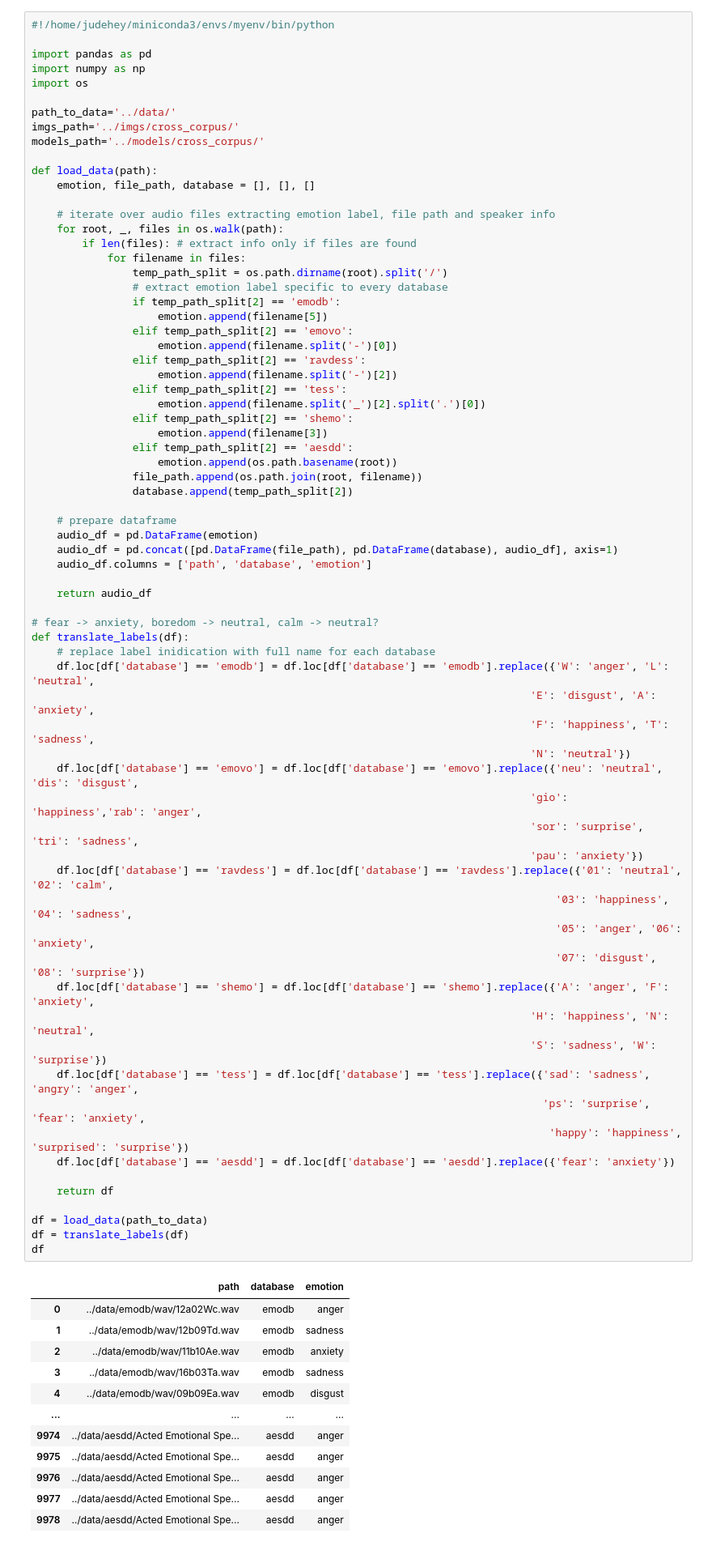
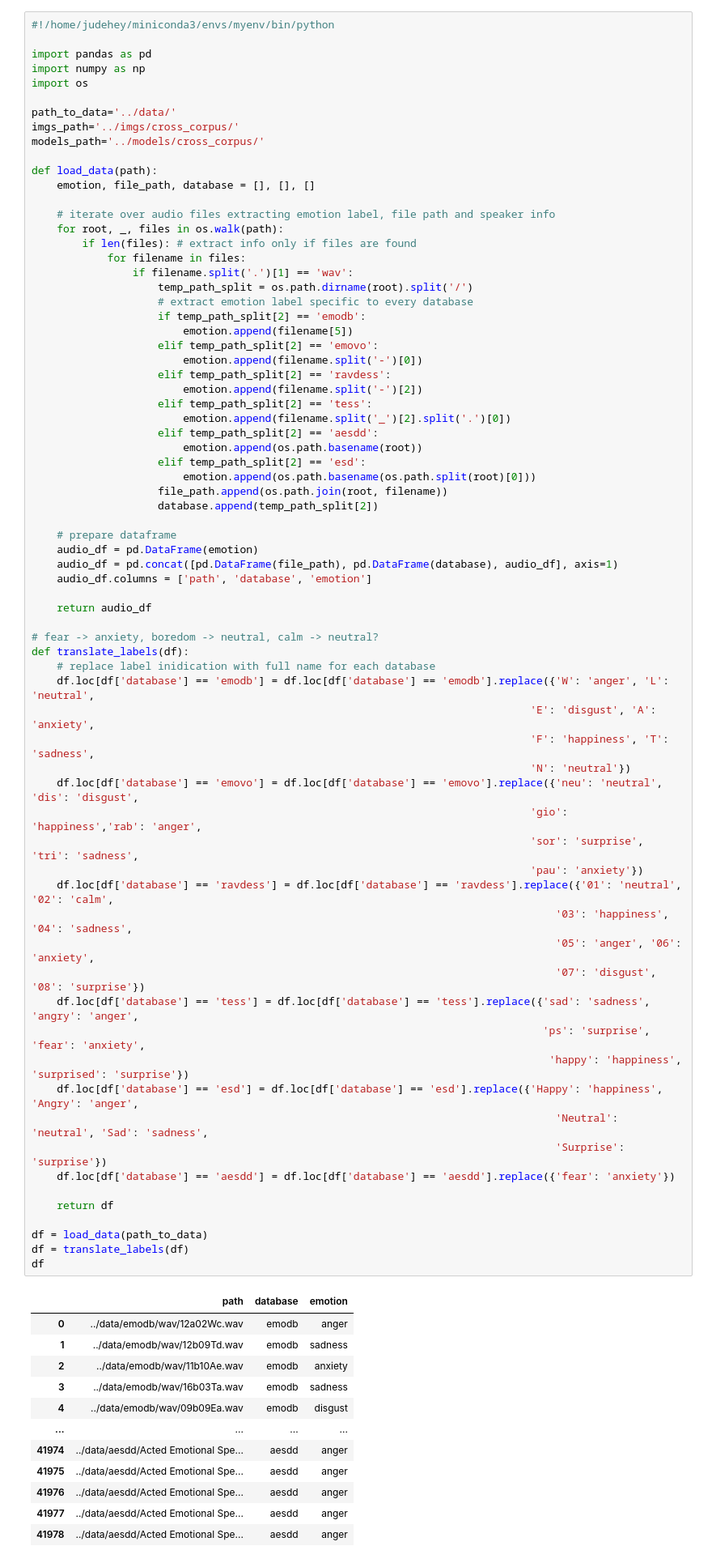
Before and after one commit to mikolajm190/python_SER_DL, a Jupyter notebook: src/cross_corpus_SER.ipynb, the cells around one changed output. Shown at 81% size. Cells and saved outputs as stored; diff of their text form.

```diff
--- a/src/cross_corpus_SER.ipynb
+++ b/src/cross_corpus_SER.ipynb
@@ -20,22 +20,23 @@ def load_data(path):
     for root, _, files in os.walk(path):
         if len(files): # extract info only if files are found
             for filename in files:
-                temp_path_split = os.path.dirname(root).split('/')
-                # extract emotion label specific to every database
-                if temp_path_split[2] == 'emodb':
-                    emotion.append(filename[5])
-                elif temp_path_split[2] == 'emovo':
-                    emotion.append(filename.split('-')[0])
-                elif temp_path_split[2] == 'ravdess':
-                    emotion.append(filename.split('-')[2])
-                elif temp_path_split[2] == 'tess':
-                    emotion.append(filename.split('_')[2].split('.')[0])
-                elif temp_path_split[2] == 'shemo':
-                    emotion.append(filename[3])
-                elif temp_path_split[2] == 'aesdd':
-                    emotion.append(os.path.basename(root))
-                file_path.append(os.path.join(root, filename))
-                database.append(temp_path_split[2])
+                if filename.split('.')[1] == 'wav':
+                    temp_path_split = os.path.dirname(root).split('/')
+                    # extract emotion label specific to every database
+                    if temp_path_split[2] == 'emodb':
+                        emotion.append(filename[5])
+                    elif temp_path_split[2] == 'emovo':
+                        emotion.append(filename.split('-')[0])
+                    elif temp_path_split[2] == 'ravdess':
+                        emotion.append(filename.split('-')[2])
+                    elif temp_path_split[2] == 'tess':
+                        emotion.append(filename.split('_')[2].split('.')[0])
+                    elif temp_path_split[2] == 'aesdd':
+                        emotion.append(os.path.basename(root))
+                    elif temp_path_split[2] == 'esd':
+                        emotion.append(os.path.basename(os.path.split(root)[0]))
+                    file_path.append(os.path.join(root, filename))
+                    database.append(temp_path_split[2])
 
     # prepare dataframe
     audio_df = pd.DataFrame(emotion)
@@ -50,38 +51,38 @@ def translate_labels(df):
     df.loc[df['database'] == 'emodb'] = df.loc[df['database'] == 'emodb'].replace({'W': 'anger', 'L': 'neutral',
                                                                                'E': 'disgust', 'A': 'anxiety',
                                                                                'F': 'happiness', 'T': 'sadness',
                                                                                'N': 'neutral'})
     df.loc[df['database'] == 'emovo'] = df.loc[df['database'] == 'emovo'].replace({'neu': 'neutral', 'dis': 'disgust',
                                                                                'gio': 'happiness','rab': 'anger',
                                                                                'sor': 'surprise', 'tri': 'sadness',
                                                                                'pau': 'anxiety'})
     df.loc[df['database'] == 'ravdess'] = df.loc[df['database'] == 'ravdess'].replace({'01': 'neutral', '02': 'calm',
                                                                                    '03': 'happiness', '04': 'sadness',
                                                                                    '05': 'anger', '06': 'anxiety',
                                                                                    '07': 'disgust', '08': 'surprise'})
-    df.loc[df['database'] == 'shemo'] = df.loc[df['database'] == 'shemo'].replace({'A': 'anger', 'F': 'anxiety',
-                                                                               'H': 'happiness', 'N': 'neutral',
-                                                                               'S': 'sadness', 'W': 'surprise'})
     df.loc[df['database'] == 'tess'] = df.loc[df['database'] == 'tess'].replace({'sad': 'sadness', 'angry': 'anger',
                                                                                  'ps': 'surprise', 'fear': 'anxiety',
                                                                                   'happy': 'happiness', 'surprised': 'surprise'})
+    df.loc[df['database'] == 'esd'] = df.loc[df['database'] == 'esd'].replace({'Happy': 'happiness', 'Angry': 'anger',
+                                                                                   'Neutral': 'neutral', 'Sad': 'sadness',
+                                                                                   'Surprise': 'surprise'})
     df.loc[df['database'] == 'aesdd'] = df.loc[df['database'] == 'aesdd'].replace({'fear': 'anxiety'})
 
     return df
 
 df = load_data(path_to_data)
 df = translate_labels(df)
 df
 # %% [output]
 |  | path | database | emotion |
 | 0 | ../data/emodb/wav/12a02Wc.wav | emodb | anger |
 | 1 | ../data/emodb/wav/12b09Td.wav | emodb | sadness |
 | 2 | ../data/emodb/wav/11b10Ae.wav | emodb | anxiety |
 | 3 | ../data/emodb/wav/16b03Ta.wav | emodb | sadness |
 | 4 | ../data/emodb/wav/09b09Ea.wav | emodb | disgust |
 | ... | ... | ... | ... |
-| 9974 | ../data/aesdd/Acted Emotional Spe... | aesdd | anger |
-| 9975 | ../data/aesdd/Acted Emotional Spe... | aesdd | anger |
-| 9976 | ../data/aesdd/Acted Emotional Spe... | aesdd | anger |
-| 9977 | ../data/aesdd/Acted Emotional Spe... | aesdd | anger |
-| 9978 | ../data/aesdd/Acted Emotional Spe... | aesdd | anger |
+| 41974 | ../data/aesdd/Acted Emotional Spe... | aesdd | anger |
+| 41975 | ../data/aesdd/Acted Emotional Spe... | aesdd | anger |
+| 41976 | ../data/aesdd/Acted Emotional Spe... | aesdd | anger |
+| 41977 | ../data/aesdd/Acted Emotional Spe... | aesdd | anger |
+| 41978 | ../data/aesdd/Acted Emotional Spe... | aesdd | anger |
```
Also changed, not shown: parts of 11 cells of this notebook.
